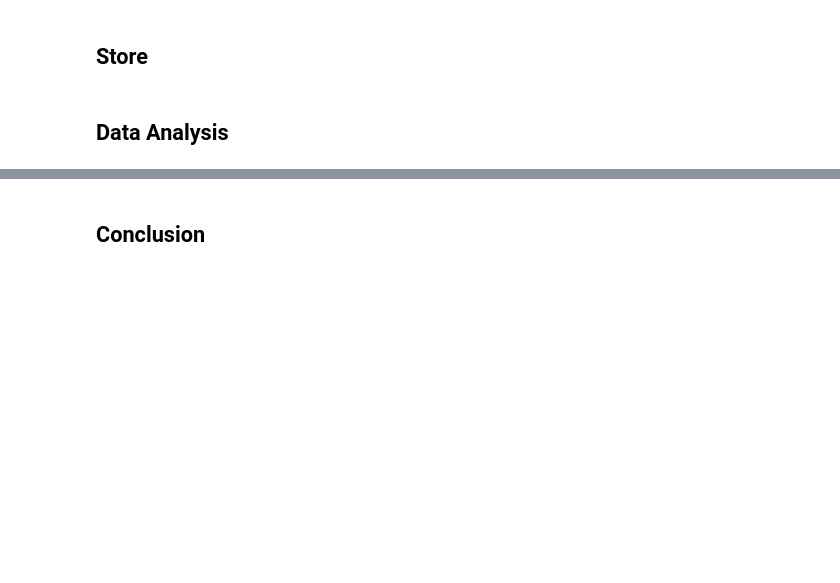
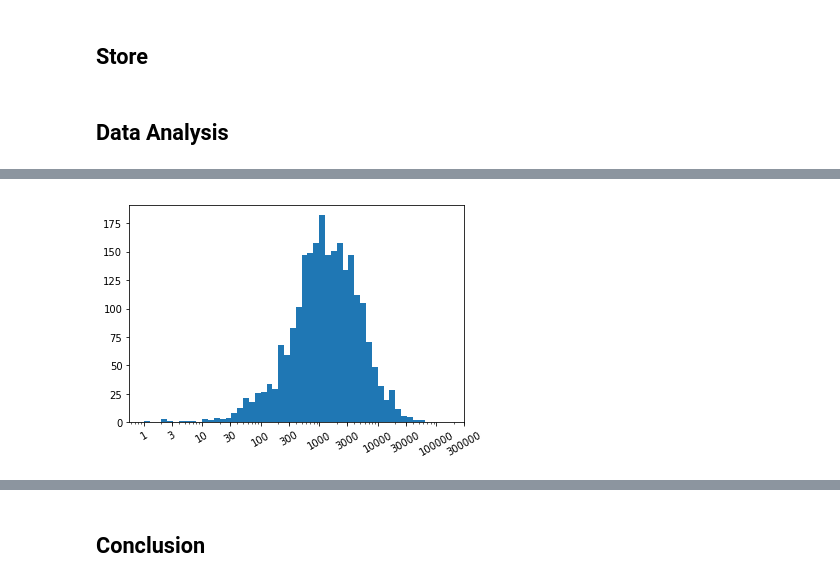
Before and after one commit to deepaksithu/Twitter_Archive_Analysis_Project, a Jupyter notebook: wrangle_act.ipynb, the cells around one changed output, grey strips where cells are left out. Saved outputs shown, nothing was run; the diff lists cells and outputs as text; code cells hidden in the pictures; blank space fills up the shorter version.

Commit message:
feat: Visualizations

```diff
--- a/wrangle_act.ipynb
+++ b/wrangle_act.ipynb
@@ -786,0 +819,12 @@ if not os.path.exists('df2_clean.csv'):
+# %%
+# histogram of retweet_count with log scaling
+# shows unimodal, roughly normal distribution
+inc = 0.1
+bins = 10 ** np.arange(0, 4.9 + inc, inc)
+ticks = [1, 3, 10, 30, 100, 300, 1000, 3000, 10000, 30000, 100000, 300000]
+labels = ['{}'.format(v) for v in ticks]
+plt.hist(data = df1, x = 'retweet_count', bins = bins);
+plt.xscale('log');
+plt.xticks(ticks, labels, rotation = 30);
+# %% [output]
+[figure, added]
```
Also changed, not shown: parts of 17 cells of this notebook, 2 other files.
